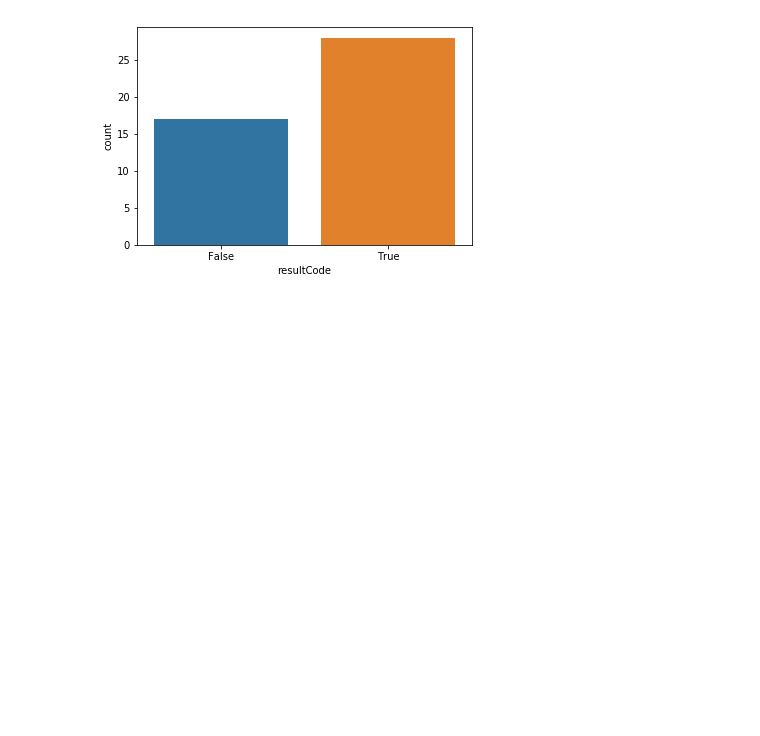
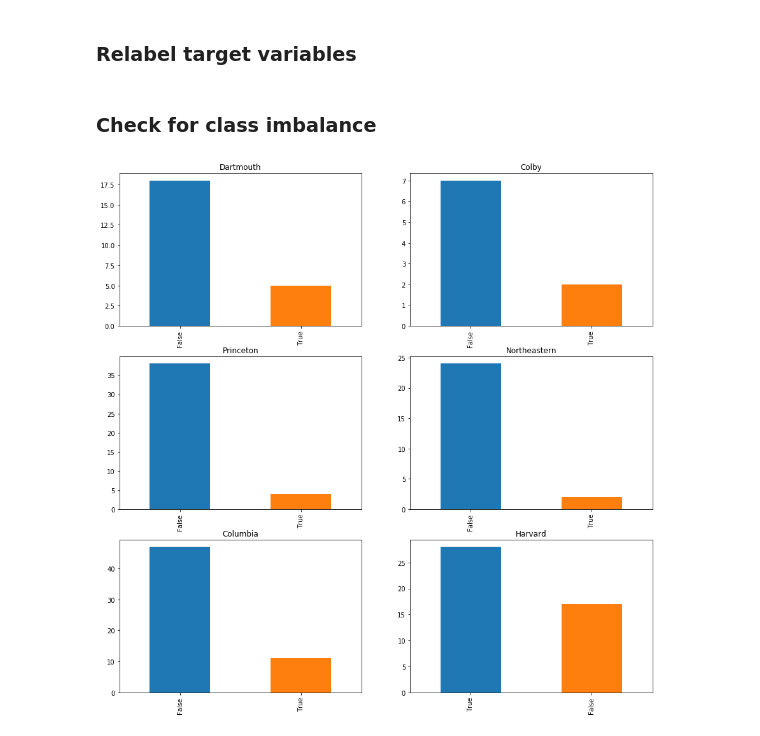
Before and after one commit to ALowVerus/mladmissions, a Jupyter notebook: hackdarthmouth.ipynb, the cells around one changed output. Drawn from its saved outputs; the diff is of its cells as text; code cells hidden in the pictures; blank space fills up the shorter version.

```diff
--- a/hackdarthmouth.ipynb
+++ b/hackdarthmouth.ipynb
@@ -14,0 +22,7 @@ data=pd.read_csv("navianceScraper/csv.csv")
+# %%
+dartmouth = pd.read_csv("dartmouth.csv")
+colby = pd.read_csv("colby.csv")
+northeastern = pd.read_csv("northeastern.csv")
+princeton = pd.read_csv("princeton.csv")
+columbia = pd.read_csv("columbia.csv")
+harvard = pd.read_csv("harvard.csv")
@@ -15 +38,3 @@ data=pd.read_csv("navianceScraper/csv.csv")
+# %% [markdown]
+### Relabel target variables
 # %%
@@ -17,5 +46,0 @@ data['resultCode']=data['resultCode'].apply(lambda x: False if x ==2 else True)
-# %%
-sns.countplot("resultCode", data=data)
-plt.show()
-# %% [output]
-[figure, removed]
@@ -26,0 +47,27 @@ train_x = pd.DataFrame(data.drop(["resultCode", "type"], axis=1)).reset_index(dr
+# %% [markdown]
+### Check for class imbalance
+# %%
+f = plt.figure(figsize=(15,15))
+
+ax1=f.add_subplot(321)
+dartmouth['resultCode'].value_counts().plot(kind='bar', title="Dartmouth" )
+
+
+f.add_subplot(322)
+colby['resultCode'].value_counts().plot(kind='bar', title="Colby" )
+
+f.add_subplot(323)
+princeton['resultCode'].value_counts().plot(kind='bar', title="Princeton" )
+
+f.add_subplot(324)
+northeastern['resultCode'].value_counts().plot(kind='bar', title="Northeastern" )
+
+f.add_subplot(325)
+columbia['resultCode'].value_counts().plot(kind='bar', title="Columbia" )
+
+f.add_subplot(326)
+harvard['resultCode'].value_counts().plot(kind='bar', title="Harvard" )
+
+plt.show()
+# %% [output]
+[figure, added]
```
Also changed, not shown: parts of 30 cells of this notebook, 9 other files.
